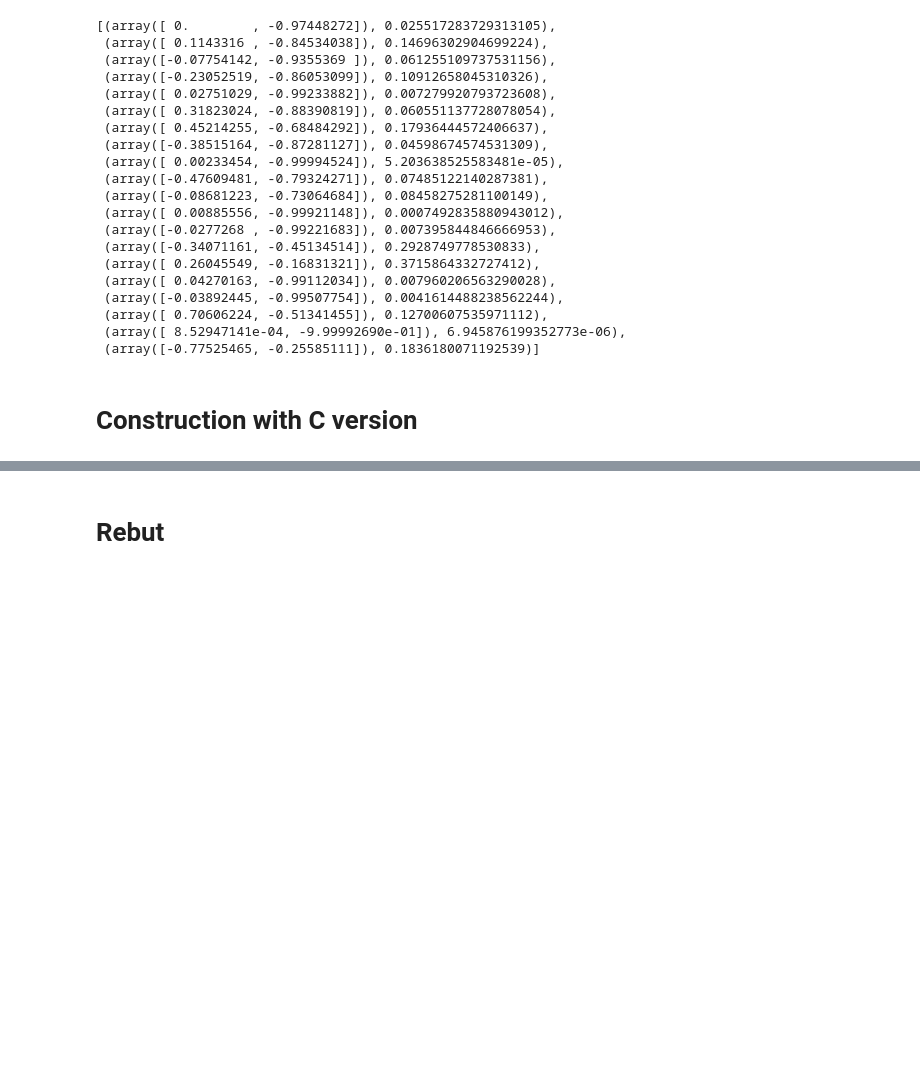
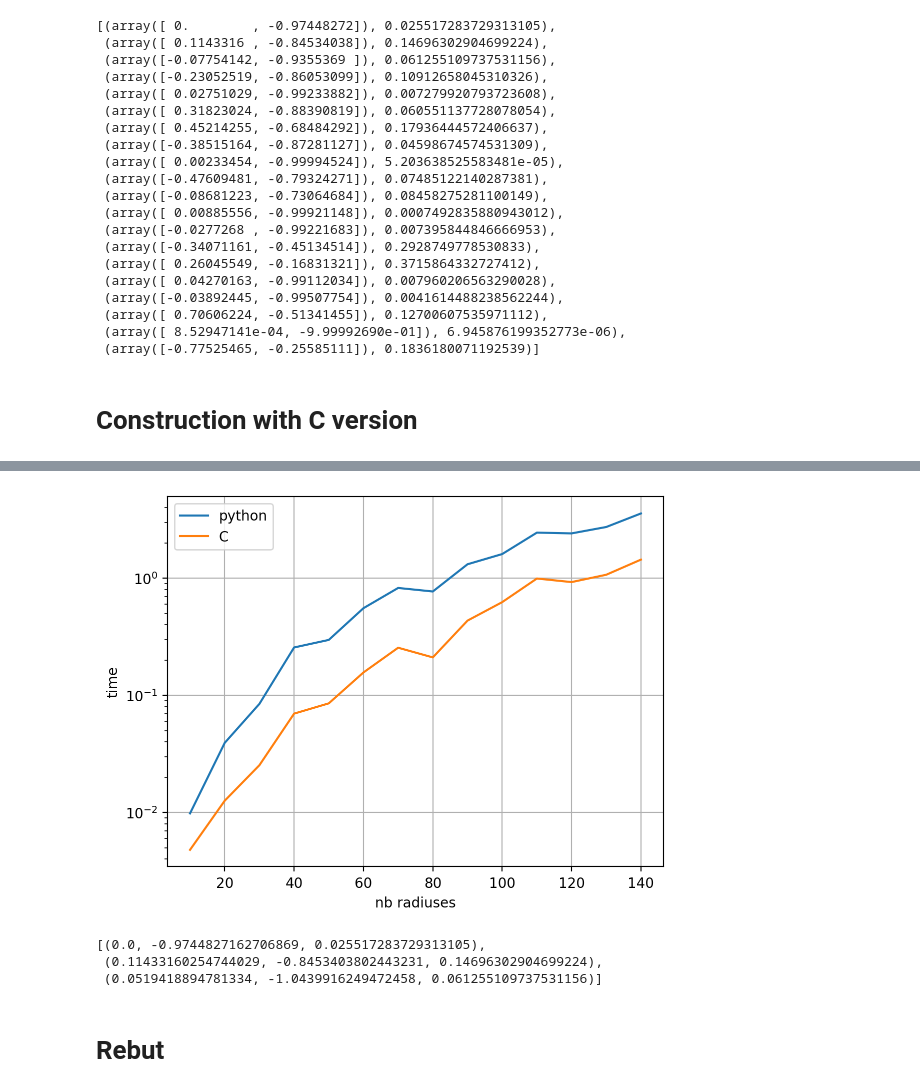
Before and after one commit to mdouze/cailloux, a Jupyter notebook: circles.ipynb, the cells around one changed output, grey strips where cells are left out. Cells and saved outputs as stored; diff of their text form; code cells hidden in the pictures; blank space fills up the shorter version.

```diff
--- a/circles.ipynb
+++ b/circles.ipynb
@@ -489,0 +382,30 @@ False
+# %%
+rs = np.random.RandomState(345)
+
+times = []
+
+# times = OrderedDict()
+for nc in range(10, 150, 10):
+    print("nc=", nc)
+    radiuses = [0.5 * rs.rand() ** 3 for _ in range(nc)]
+    # radiuses.sort(reverse=True)
+    r0 = radiuses[0]
+
+    t0 = time.time()
+    circles_ref = generate_circles_gravity(
+        np.array([0, 0]), 1,
+        np.array([0, -1 + r0]), r0,
+        radiuses[1:]
+    )
+    print()
+    t1 = time.time()
+
+    circles_new = generate_circles_gravity_C(
+        np.array([0, 0]), 1,
+        np.array([0, -1 + r0]), r0,
+        radiuses[1:]
+    )
+    t2 = time.time()
+
+
+    times.append([nc, t1 - t0, t2 - t1])
@@ -490,3 +430,23 @@ False
+# %%
+xy = np.array([(nc, t1) for nc, t1, t2 in times])
+pyplot.semilogy(xy[:, 0], xy[:, 1], label="python")
+
+xy = np.array([(nc, t2) for nc, t1, t2 in times])
+pyplot.semilogy(xy[:, 0], xy[:, 1], label="C")
+
+pyplot.legend()
+pyplot.xlabel("nb radiuses")
+pyplot.ylabel("time")
+
+pyplot.grid()
+# %% [output]
+[figure, added]
+# %%
+[(cir.c.x, cir.c.y, cir.r) for cir in circles_new]
+# %% [output]
+[(0.0, -0.9744827162706869, 0.025517283729313105),
+ (0.11433160254744029, -0.8453403802443231, 0.14696302904699224),
+ (0.0519418894781334, -1.0439916249472458, 0.061255109737531156)]
 # %% [markdown]
 # Rebut
 # %%
```
Also changed, not shown: parts of 7 cells of this notebook.
